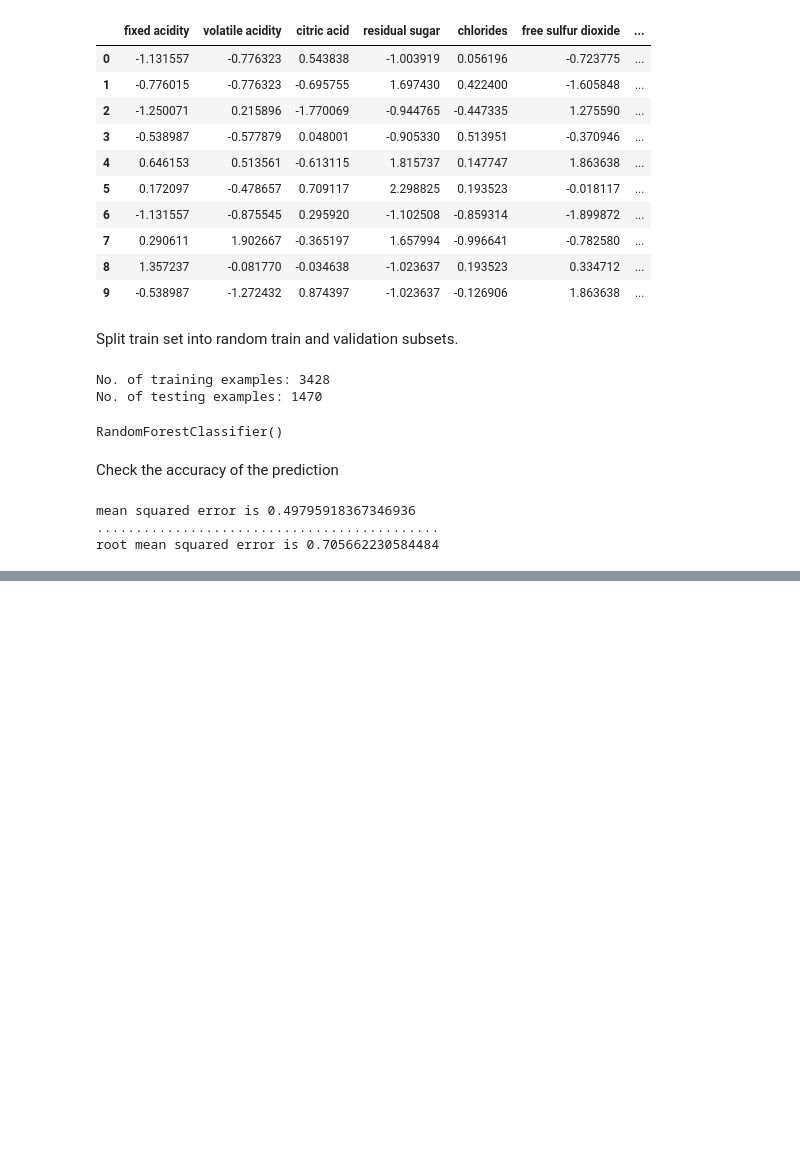
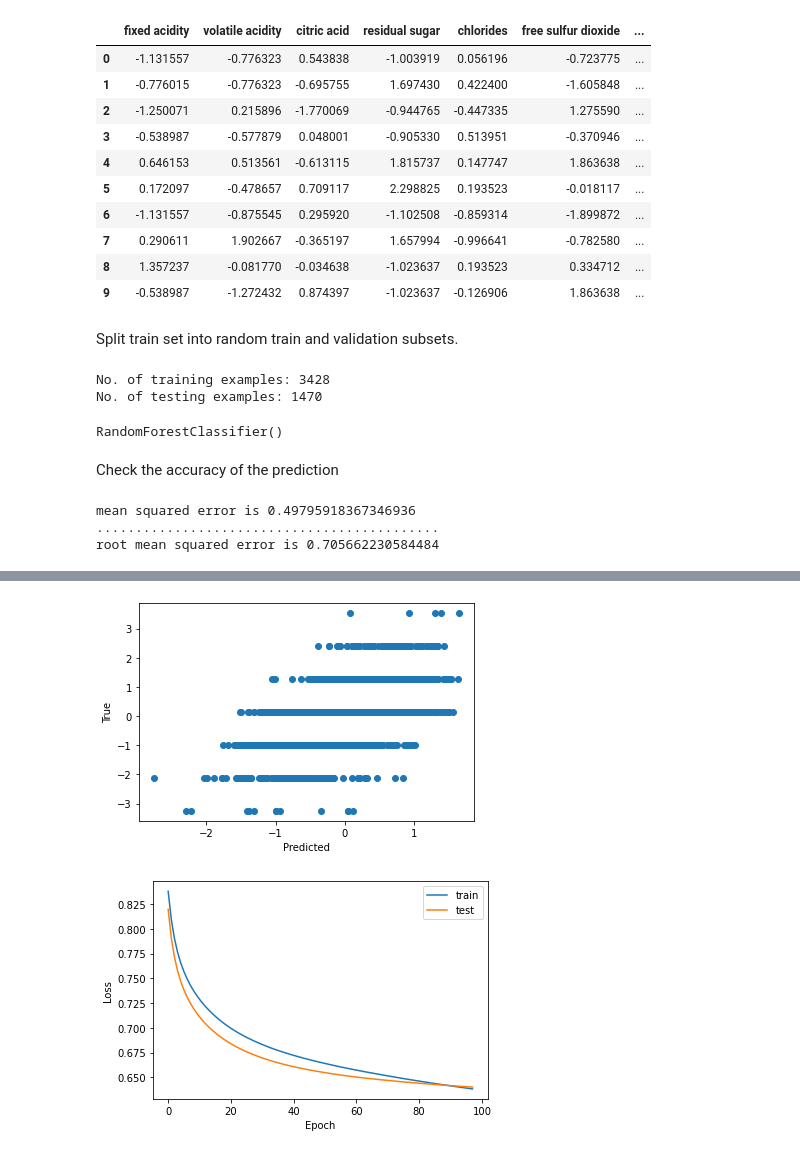
Before and after one commit to MahrooSh85/ML_Playground, a Jupyter notebook: WineQuality.ipynb, the cells around one changed output, grey strips where cells are left out. Drawn from its saved outputs; the diff is of its cells as text; code cells hidden in the pictures; blank space fills up the shorter version.

```diff
--- a/WineQuality.ipynb
+++ b/WineQuality.ipynb
@@ -354,0 +408,13 @@ root mean squared error is 0.705662230584484
+# %%
+# number of nodes in the hidden layer
+hidden_nodes = 50
+# number of features
+n_inputs = 11
+
+# initialise
+W = np.random.randn(hidden_nodes,11)*np.sqrt(2./n_inputs)
+b = np.zeros(hidden_nodes)
+Wp = np.random.randn(hidden_nodes)*np.sqrt(2./hidden_nodes)
+bp = np.zeros(1)
+
+print(W.shape)
@@ -354,0 +430,6 @@ root mean squared error is 0.705662230584484
+# %%
+def relu(x):
+    return np.maximum(x,0)
+# %%
+def nn(x,W,b,Wp,bp):
+    return np.dot(Wp,relu(np.dot(W,x)+b))+bp
@@ -354,0 +534,29 @@ root mean squared error is 0.705662230584484
+# %%
+# After the training:
+
+# Prepare scatter plot
+y_pred = [nn(x,W,b,Wp,bp)[0] for x in X_test]
+
+# now we need to rescale the output to the correct values
+y_pred = (y_pred + mean[11])* std[11]
+y_test = (y_test + mean[11])* std[11]
+y_pred_train = (y_pred_train + mean[11]) * std[11]
+y_train = (y_train + mean[11]) * std[11]
+
+
+print(f"Best loss: {min(test_losses):.3f}, Final loss: {test_losses[-1]:.3f}")
+
+print("Correlation coefficient:", np.corrcoef(y_pred,y_test)[0,1])
+plt.scatter(y_pred_train,y_train)
+plt.xlabel("Predicted")
+plt.ylabel("True")
+plt.show()
+
+# Prepare and loss over time
+plt.plot(train_losses[2:],label="train")
+plt.plot(test_losses[2:],label="test") # we omit the first data points as the first loss is typically very high which makes it difficult to read the plot.
+plt.legend()
+plt.xlabel("Epoch")
+plt.ylabel("Loss")
+plt.show()
+# %% [output]
@@ -354,0 +565,2 @@ root mean squared error is 0.705662230584484
+[figure, added]
+[figure, added]
```
Also changed, not shown: parts of 19 cells of this notebook.
